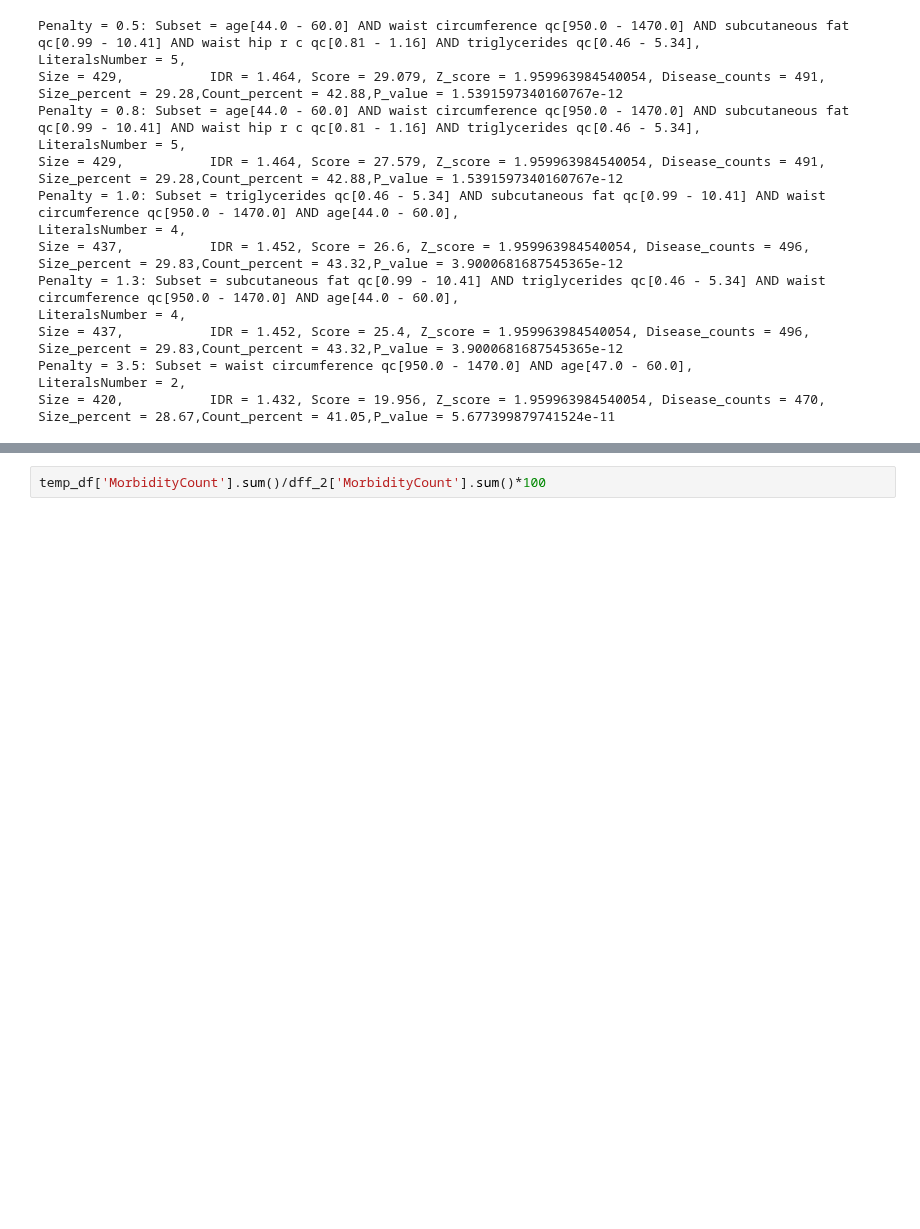
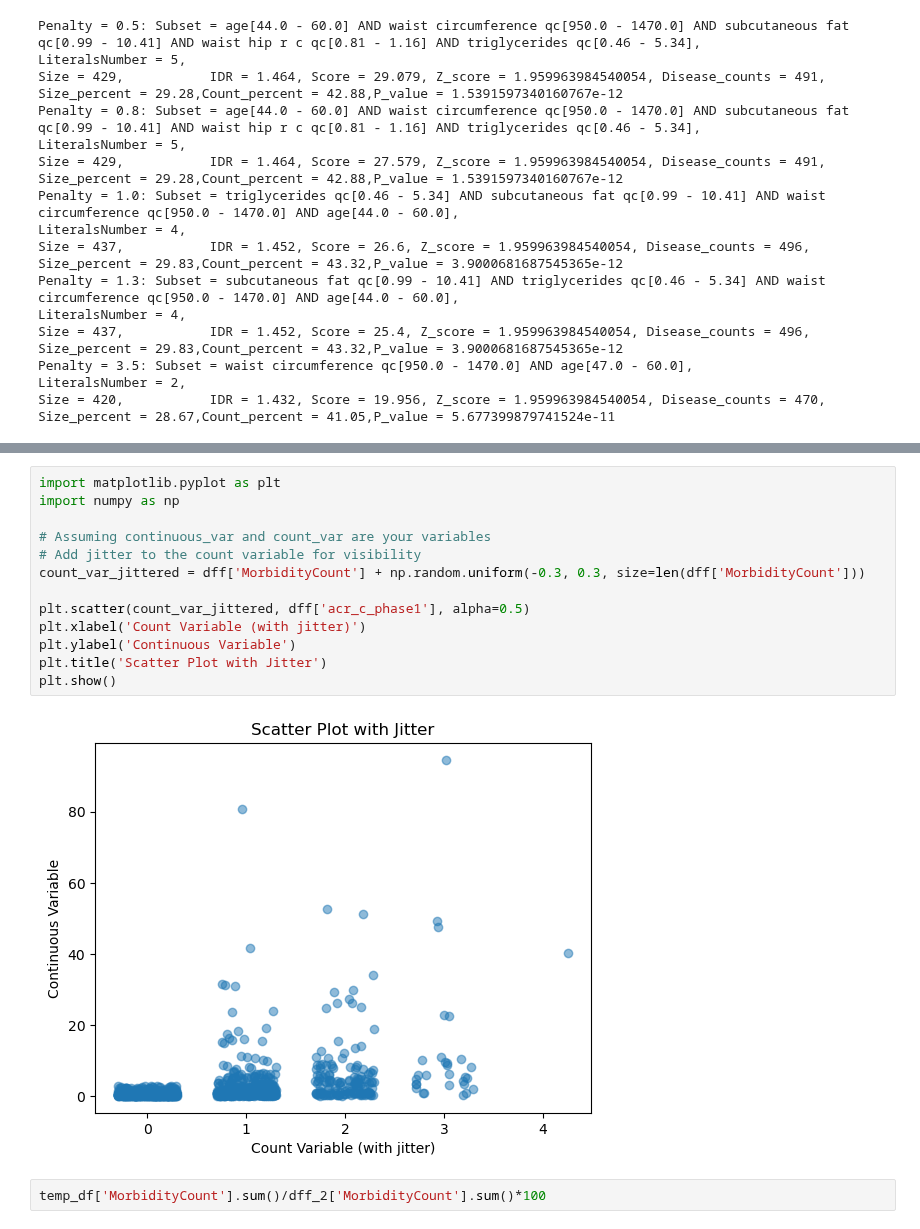
Before and after one commit to kayvinsoo7/HAALSI_work, a Jupyter notebook: mdscan-master/Poisson_scoring2.ipynb, the cells around one changed output, grey strips where cells are left out. Cells and saved outputs as stored; diff of their text form; blank space fills up the shorter version.

```diff
--- a/mdscan-master/Poisson_scoring2.ipynb
+++ b/mdscan-master/Poisson_scoring2.ipynb
@@ -890,3 +883,18 @@ Size = 420,           IDR = 1.432, Score = 19.956, Z_score = 1.959963984540054,
+# %%
+import matplotlib.pyplot as plt
+import numpy as np
+
+# Assuming continuous_var and count_var are your variables
+# Add jitter to the count variable for visibility
+count_var_jittered = dff['MorbidityCount'] + np.random.uniform(-0.3, 0.3, size=len(dff['MorbidityCount']))
+
+plt.scatter(count_var_jittered, dff['acr_c_phase1'], alpha=0.5)
+plt.xlabel('Count Variable (with jitter)')
+plt.ylabel('Continuous Variable')
+plt.title('Scatter Plot with Jitter')
+plt.show()
+# %% [output]
+[figure, added]
 # %%
 temp_df['MorbidityCount'].sum()/dff_2['MorbidityCount'].sum()*100
 # %% [output]
```
Also changed, not shown: parts of 16 cells of this notebook, 3 other files.
